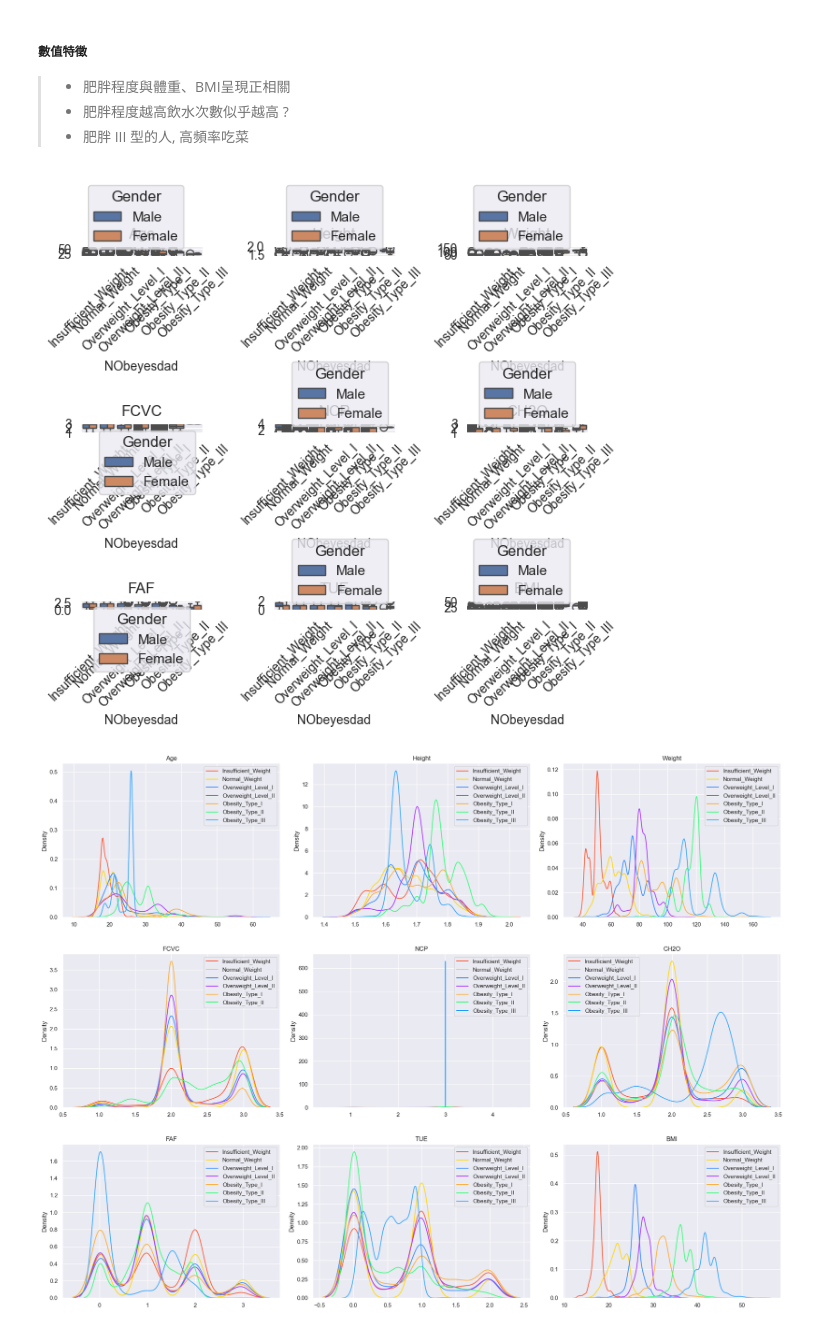
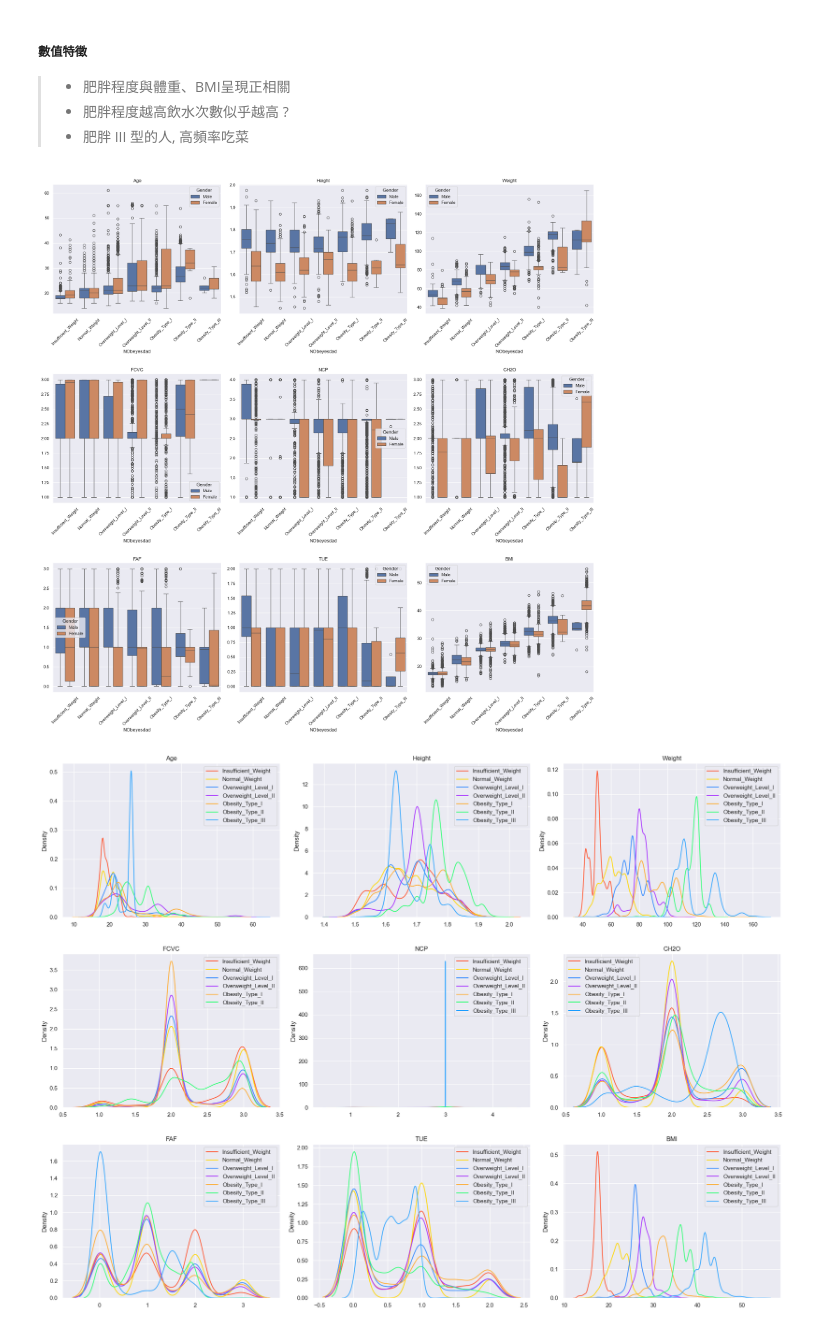
Before and after one commit to ALINYIWEN/Kaggle-Competitions, a Jupyter notebook: Multi-Class Prediction of Obesity Risk.ipynb, the cells around one changed output. Saved outputs shown, nothing was run; the diff lists cells and outputs as text; code cells hidden in the pictures.

```diff
--- a/Multi-Class Prediction of Obesity Risk.ipynb
+++ b/Multi-Class Prediction of Obesity Risk.ipynb
@@ -161,28 +168,28 @@ memory usage: 2.7+ MB
 # %%
 feature_numerical = [feature for feature in df_train.columns if df_train[feature].dtypes != 'O']
 
 fig, axes = plt.subplots(3, 3)
-sns.set(rc={'figure.figsize':(20, 15)})
+sns.set_theme(rc={'figure.figsize':(20, 20)})
 
 row, col = 0, 0
 for i, source in enumerate(feature_numerical):
     if source == "NObeyesdad":
         continue
     sns.boxplot(x = "NObeyesdad", hue="Gender", y = source, data = df_train, ax = axes[row, col], palette='deep')
 
     # 將設置移動到每個子圖的設置區域內
     axes[row, col].set_xticklabels(axes[row, col].get_xticklabels(), rotation=45)
     axes[row, col].set_title(source, y=1)
     axes[row, col].set_ylabel('')
     plt.tight_layout(h_pad=3)
 
     col += 1
     if col > 2:
         row += 1
         col = 0
 plt.show()
 # %% [output]
-[figure, old version]
+[figure, new version]
 # %%
 # feature_numerical 取得數值型特徵
 feature_numerical = [feature for feature in df_train.columns if df_train[feature].dtypes != 'O']
```
Also changed, not shown: parts of 13 cells of this notebook.
